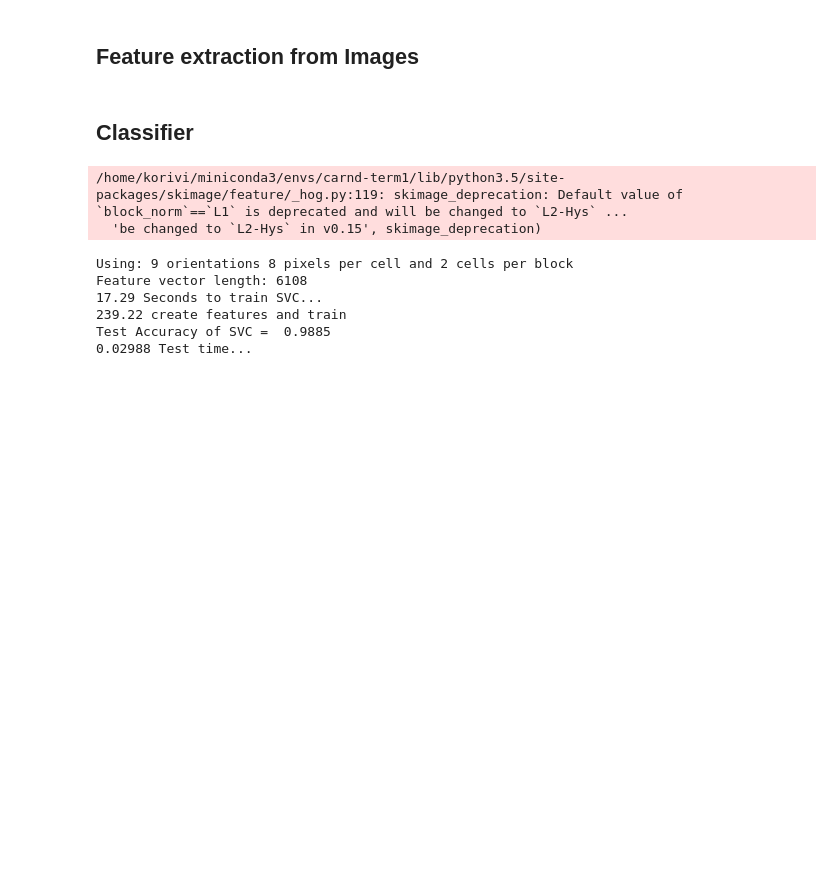
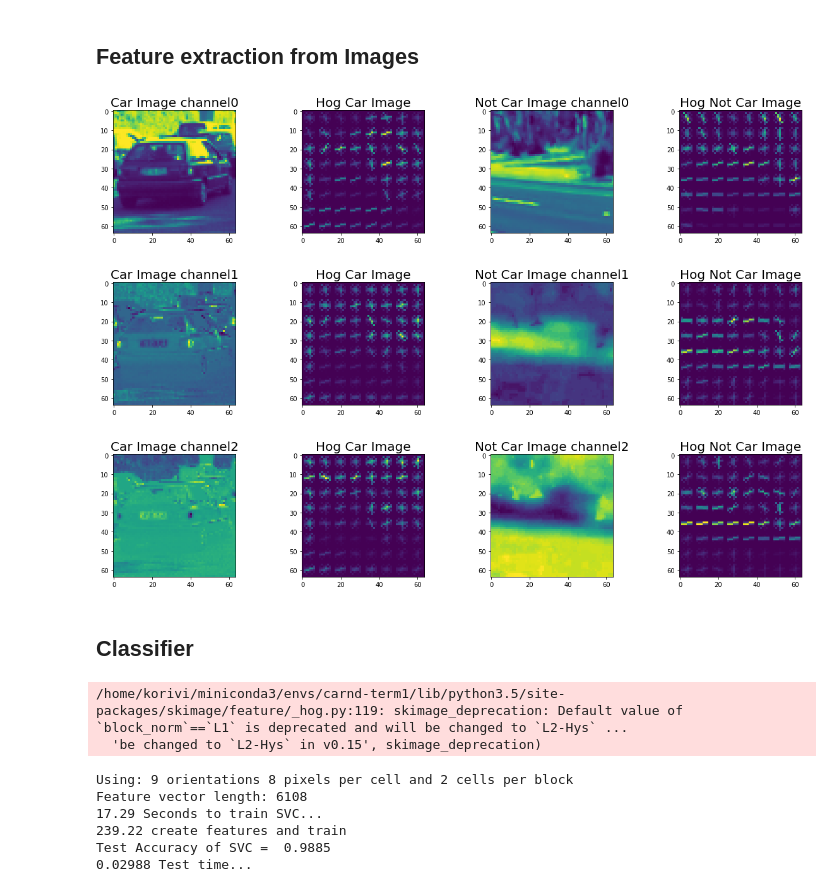
Before and after one commit to pkorivi/CarND-Vehicle-Detection, a Jupyter notebook: car_tracking.ipynb, the cells around one changed output. Drawn from its saved outputs; the diff is of its cells as text; code cells hidden in the pictures; blank space fills up the shorter version.

```diff
--- a/car_tracking.ipynb
+++ b/car_tracking.ipynb
@@ -183,6 +199,37 @@ def extract_features(imgs, color_space='RGB', spatial_size=(32, 32),
         features.append(img_features)
 
     return features
+# %%
+"""
+Code to display images for report with Hog features
+"""
+
+rand = np.random.randint(0, 1000)
+car_img  = mpimg.imread(cars[rand])
+not_car_img = mpimg.imread(notcars[rand])
+car_img = cv2.cvtColor(car_img, cv2.COLOR_RGB2YCrCb)
+not_car_img = cv2.cvtColor(not_car_img, cv2.COLOR_RGB2YCrCb)
+for ch in range(0,3):
+    _, hg_img_car = get_hog_features(car_img[:,:,ch], orient, pix_per_cell, cell_per_block,vis=True, feature_vec=True)
+    _, hg_img_notcar = get_hog_features(not_car_img[:,:,ch], orient, pix_per_cell, cell_per_block,vis=True, feature_vec=True)
+
+    f, ax = plt.subplots(1, 4, figsize=(16, 3))
+    f.tight_layout()
+    ax[0].imshow(car_img[:,:,ch])
+    ax[0].set_title('Car Image channel{}'.format(ch), fontsize=20)
+    ax[1].imshow(hg_img_car)
+    ax[1].set_title('Hog Car Image', fontsize=20)
+    ax[2].imshow(not_car_img[:,:,ch])
+    ax[2].set_title('Not Car Image channel{}'.format(ch), fontsize=20)
+    ax[3].imshow(hg_img_notcar)
+    ax[3].set_title('Hog Not Car Image', fontsize=20)
+    plt.subplots_adjust(left=0., right=1, top=0.9, bottom=0.)
+
+plt.show()
+# %% [output]
+[figure, added]
+[figure, added]
+[figure, added]
 # %% [markdown]
 ## Classifier
 # %%
```
Also changed, not shown: parts of 4 cells of this notebook, 18 other files.
